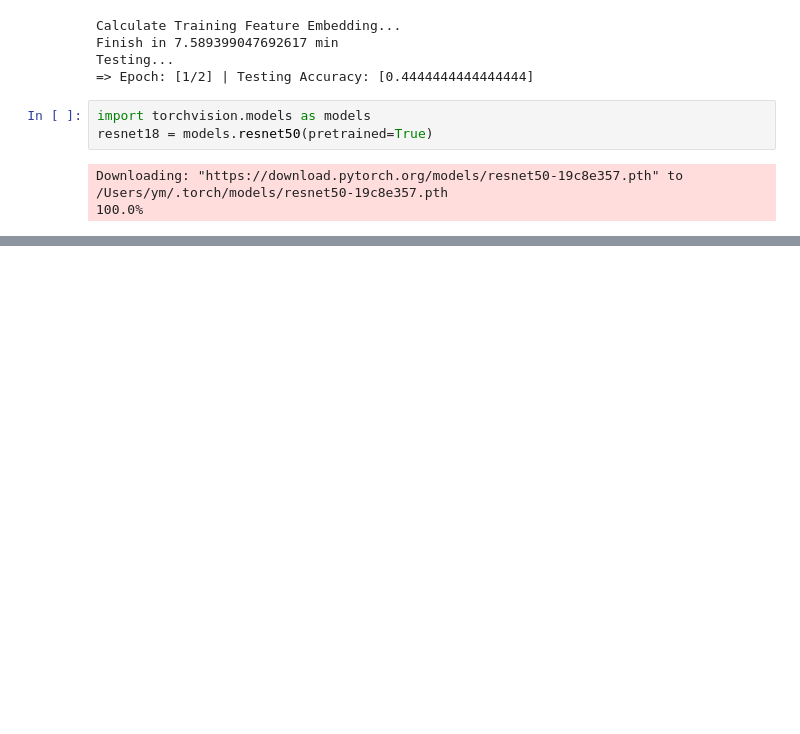
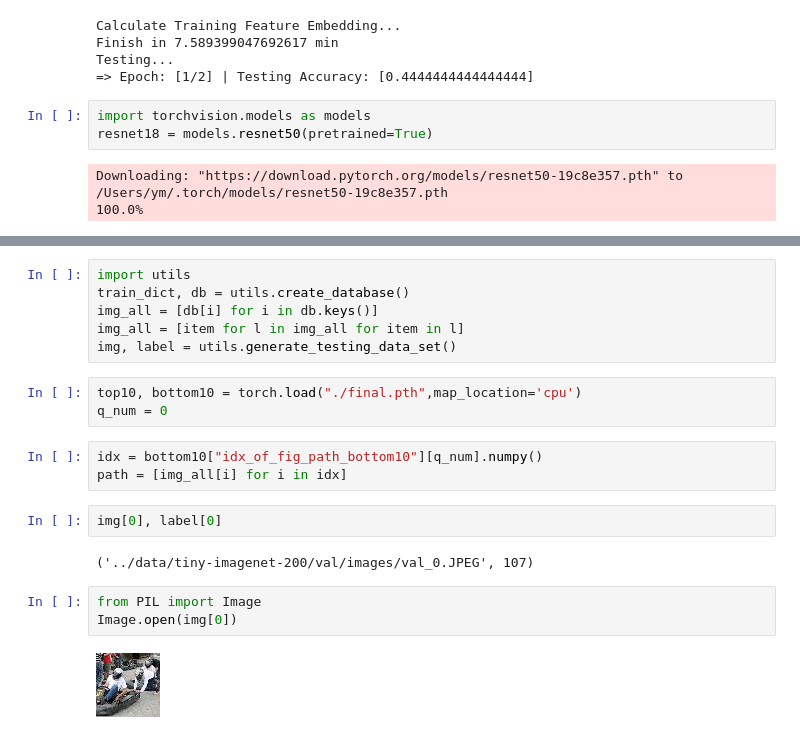
Before and after one commit to Yutong-Dai/codes-for-courses, a Jupyter notebook: Python_IE534/hw5/explore.ipynb, the cells around one changed output, grey strips where cells are left out. Drawn from its saved outputs; the diff is of its cells as text; blank space fills up the shorter version.

```diff
--- a/Python_IE534/hw5/explore.ipynb
+++ b/Python_IE534/hw5/explore.ipynb
@@ -477,0 +560,21 @@ Downloading: "https://download.pytorch.org/models/resnet50-19c8e357.pth" to /Use
+# %%
+import utils
+train_dict, db = utils.create_database()
+img_all = [db[i] for i in db.keys()]
+img_all = [item for l in img_all for item in l]
+img, label = utils.generate_testing_data_set()
+# %%
+top10, bottom10 = torch.load("./final.pth",map_location='cpu')
+q_num = 0
+# %%
+idx = bottom10["idx_of_fig_path_bottom10"][q_num].numpy()
+path = [img_all[i] for i in idx]
+# %%
+img[0], label[0]
+# %% [output]
+('../data/tiny-imagenet-200/val/images/val_0.JPEG', 107)
+# %%
+from PIL import Image
+Image.open(img[0])
+# %% [output]
+[figure, added]
```
Also changed, not shown: parts of 18 cells of this notebook, 7 other files.
